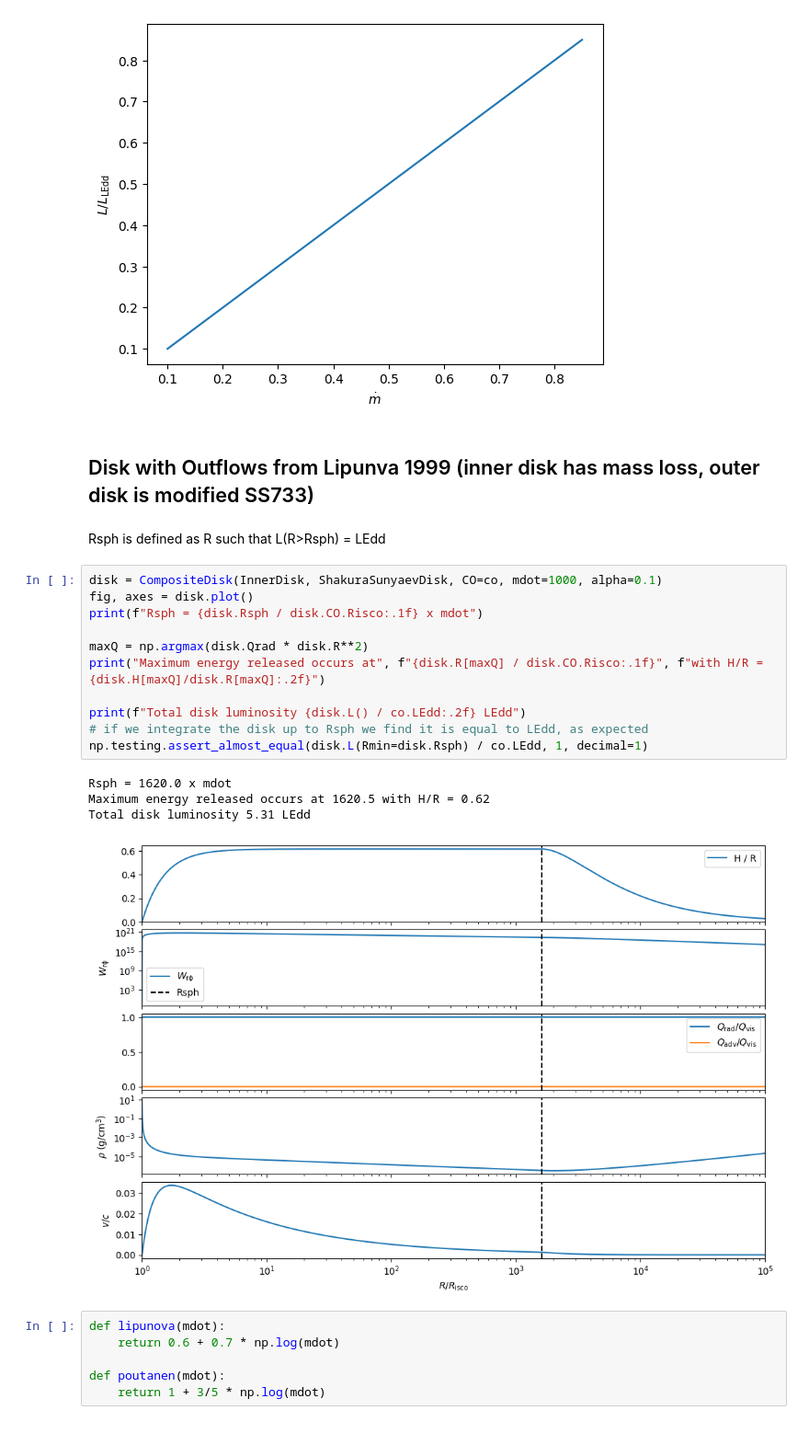
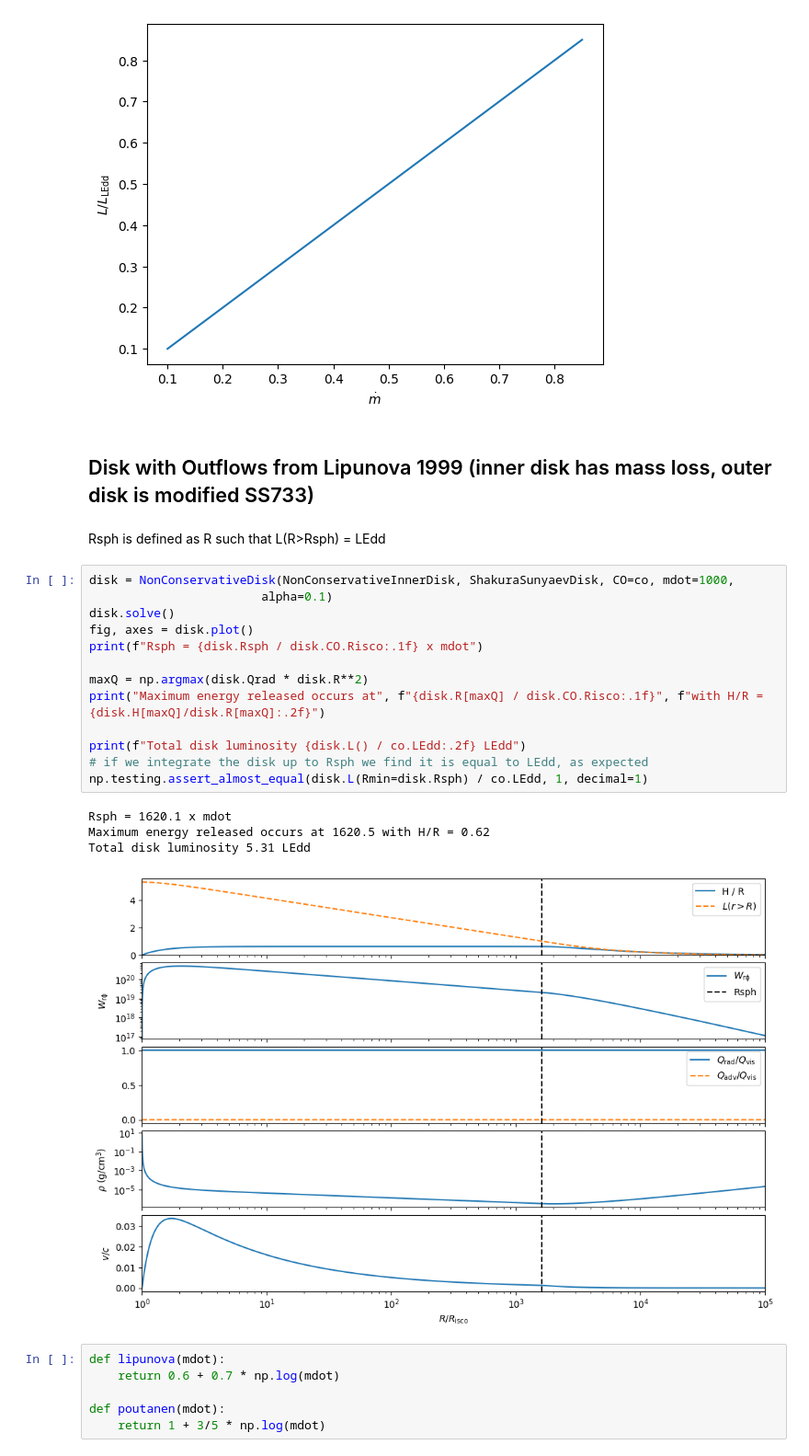
Before and after one commit to andresgur/accretion-disks, a Jupyter notebook: docs/examples.ipynb, the cells around one changed output. Shown at 92% size. Drawn from its saved outputs; the diff is of its cells as text.

Commit message:
Updated examples with advective disk

```diff
--- a/docs/examples.ipynb
+++ b/docs/examples.ipynb
@@ -39,25 +40,27 @@ plt.ylabel(r"$L/L_\mathrm{LEdd}$")
 Text(0, 0.5, '$L/L_\\mathrm{LEdd}$')
 [figure]
 # %% [markdown]
-## Disk with Outflows from Lipunva 1999 (inner disk has mass loss, outer disk is modified SS733)
+## Disk with Outflows from Lipunova 1999 (inner disk has mass loss, outer disk is modified SS733)
 # %% [markdown]
 Rsph is defined as R such that L(R>Rsph) = LEdd
 # %%
-disk = CompositeDisk(InnerDisk, ShakuraSunyaevDisk, CO=co, mdot=1000, alpha=0.1)
+disk = NonConservativeDisk(NonConservativeInnerDisk, ShakuraSunyaevDisk, CO=co, mdot=1000,
+                        alpha=0.1)
+disk.solve()
 fig, axes = disk.plot()
 print(f"Rsph = {disk.Rsph / disk.CO.Risco:.1f} x mdot")
 
 maxQ = np.argmax(disk.Qrad * disk.R**2)
 print("Maximum energy released occurs at", f"{disk.R[maxQ] / disk.CO.Risco:.1f}", f"with H/R = {disk.H[maxQ]/disk.R[maxQ]:.2f}")
 
 print(f"Total disk luminosity {disk.L() / co.LEdd:.2f} LEdd")
 # if we integrate the disk up to Rsph we find it is equal to LEdd, as expected
 np.testing.assert_almost_equal(disk.L(Rmin=disk.Rsph) / co.LEdd, 1, decimal=1)
 # %% [output]
-Rsph = 1620.0 x mdot
+Rsph = 1620.1 x mdot
 Maximum energy released occurs at 1620.5 with H/R = 0.62
 Total disk luminosity 5.31 LEdd
-[figure, old version]
+[figure, new version]
 # %%
 def lipunova(mdot):
     return 0.6 + 0.7 * np.log(mdot)
```
Also changed, not shown: parts of 6 cells of this notebook.
